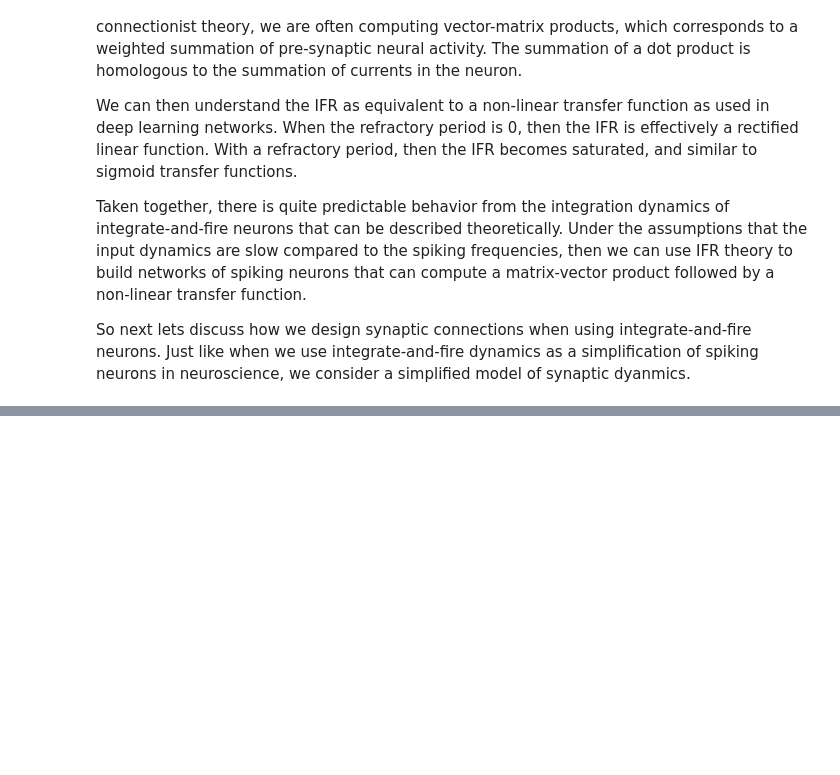
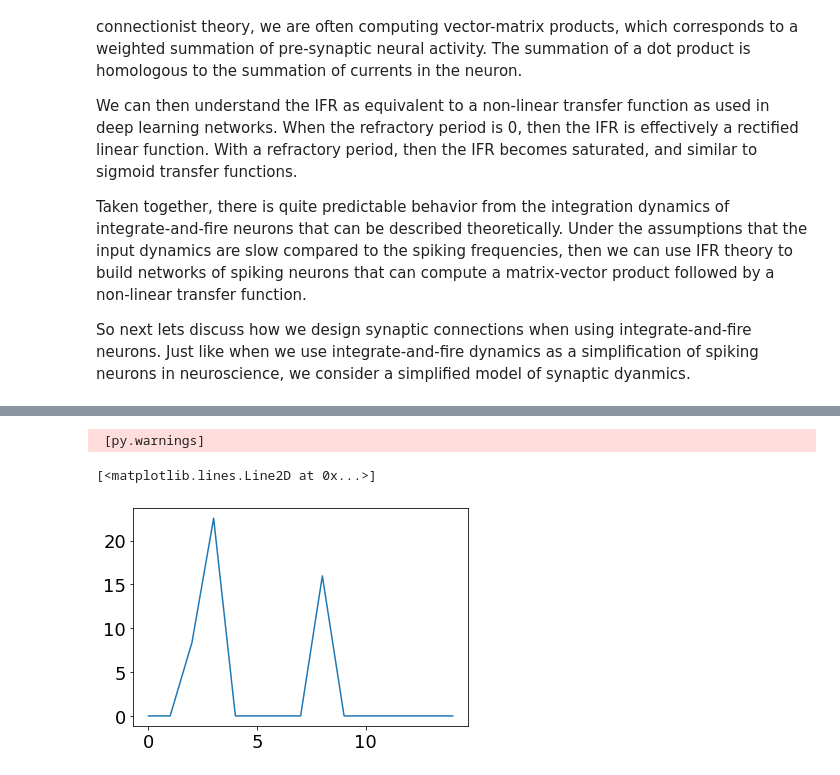
Before and after one commit to epaxon/epaxon.github.io, a Jupyter notebook: Tutorials/connecting_if_neurons.ipynb, the cells around one changed output, grey strips where cells are left out. Saved outputs shown, nothing was run; the diff lists cells and outputs as text; code cells hidden in the pictures; blank space fills up the shorter version.

```diff
--- a/Tutorials/connecting_if_neurons.ipynb
+++ b/Tutorials/connecting_if_neurons.ipynb
@@ -64,0 +108,6 @@ sx += w
+# %%
+plot(ifr(pre_vec))
+# %% [output]
+ [py.warnings]
+[<matplotlib.lines.Line2D at 0x...>]
+[figure, added]
```
Also changed, not shown: parts of 17 cells of this notebook, 1 other file.
